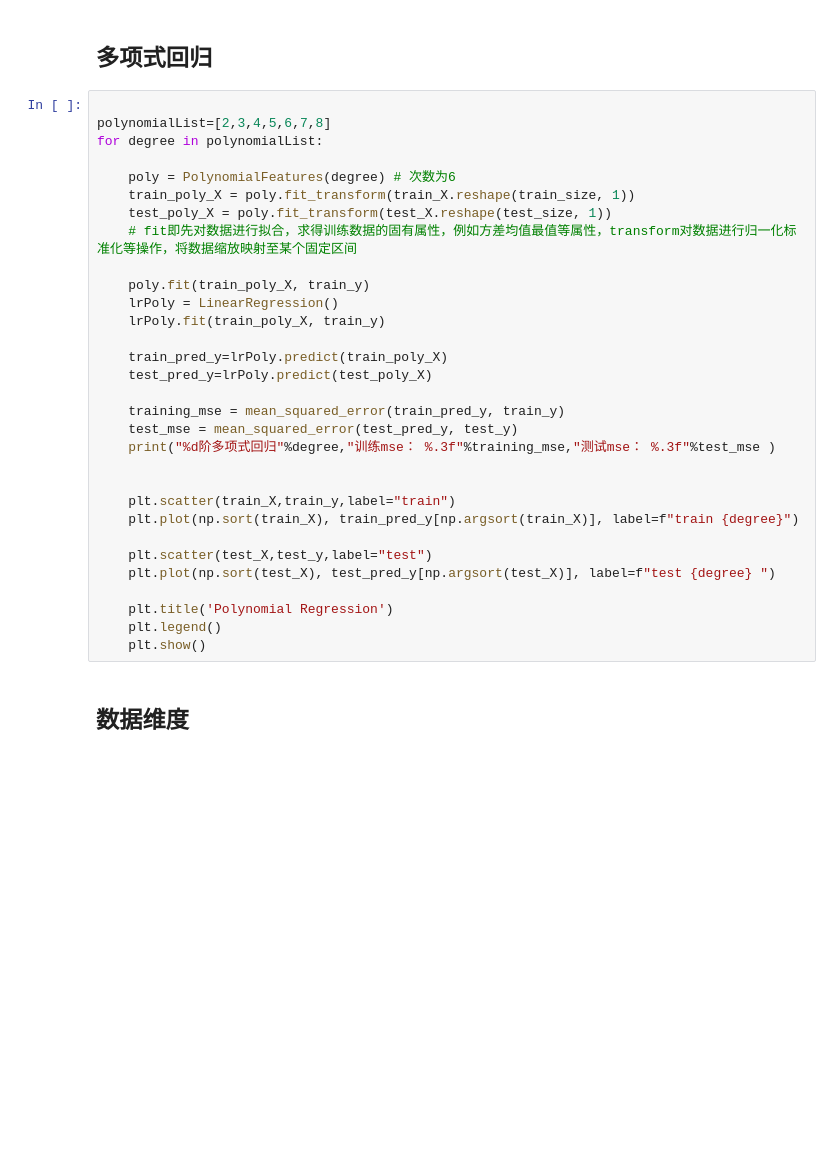
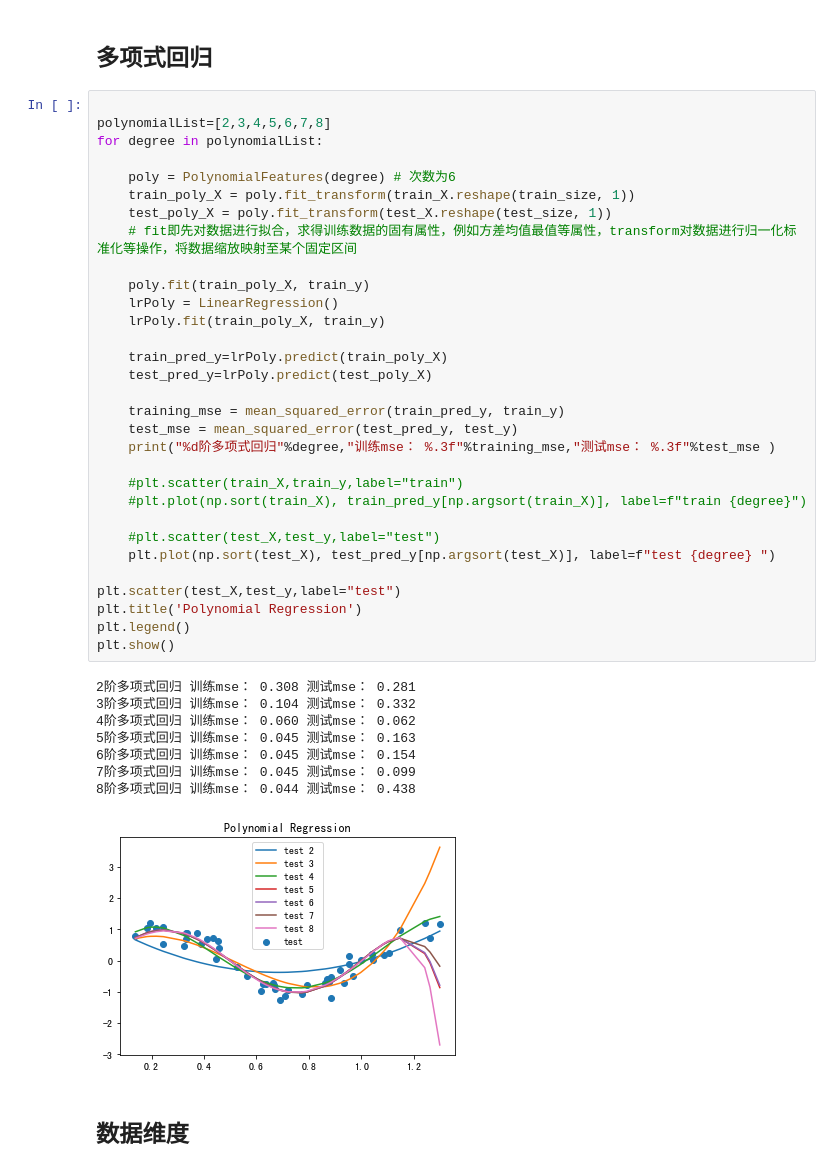
Before and after one commit to alphajayGithub/ai.online, a Jupyter notebook: source/sample_ml/Chapter02/2-2 正则化.ipynb, the cells around one changed output. Saved outputs shown, nothing was run; the diff lists cells and outputs as text; blank space fills up the shorter version.

Commit message:
update: modify content of linear regression

```diff
--- a/source/sample_ml/Chapter02/2-2 正则化.ipynb
+++ b/source/sample_ml/Chapter02/2-2 正则化.ipynb
@@ -39,34 +44,43 @@ plt.show()
 # %%
 
 polynomialList=[2,3,4,5,6,7,8]
 for degree in polynomialList:
 
     poly = PolynomialFeatures(degree) # 次数为6
     train_poly_X = poly.fit_transform(train_X.reshape(train_size, 1))
     test_poly_X = poly.fit_transform(test_X.reshape(test_size, 1))
     # fit即先对数据进行拟合，求得训练数据的固有属性，例如方差均值最值等属性，transform对数据进行归一化标准化等操作，将数据缩放映射至某个固定区间
 
     poly.fit(train_poly_X, train_y)
     lrPoly = LinearRegression()
     lrPoly.fit(train_poly_X, train_y)
 
     train_pred_y=lrPoly.predict(train_poly_X)
     test_pred_y=lrPoly.predict(test_poly_X)
 
     training_mse = mean_squared_error(train_pred_y, train_y)
     test_mse = mean_squared_error(test_pred_y, test_y)
     print("%d阶多项式回归"%degree,"训练mse： %.3f"%training_mse,"测试mse： %.3f"%test_mse )
 
+    #plt.scatter(train_X,train_y,label="train")
+    #plt.plot(np.sort(train_X), train_pred_y[np.argsort(train_X)], label=f"train {degree}")
 
-    plt.scatter(train_X,train_y,label="train")
-    plt.plot(np.sort(train_X), train_pred_y[np.argsort(train_X)], label=f"train {degree}")
-
-    plt.scatter(test_X,test_y,label="test")
+    #plt.scatter(test_X,test_y,label="test")
     plt.plot(np.sort(test_X), test_pred_y[np.argsort(test_X)], label=f"test {degree} ")
 
-    plt.title('Polynomial Regression')
-    plt.legend()
-    plt.show()
+plt.scatter(test_X,test_y,label="test")
+plt.title('Polynomial Regression')
+plt.legend()
+plt.show()
+# %% [output]
+2阶多项式回归 训练mse： 0.308 测试mse： 0.281
+3阶多项式回归 训练mse： 0.104 测试mse： 0.332
+4阶多项式回归 训练mse： 0.060 测试mse： 0.062
+5阶多项式回归 训练mse： 0.045 测试mse： 0.163
+6阶多项式回归 训练mse： 0.045 测试mse： 0.154
+7阶多项式回归 训练mse： 0.045 测试mse： 0.099
+8阶多项式回归 训练mse： 0.044 测试mse： 0.438
+[figure, added]
 # %% [markdown]
 ## 数据维度
 # %%
```
Also changed, not shown: parts of 4 cells of this notebook, 1 other file.
